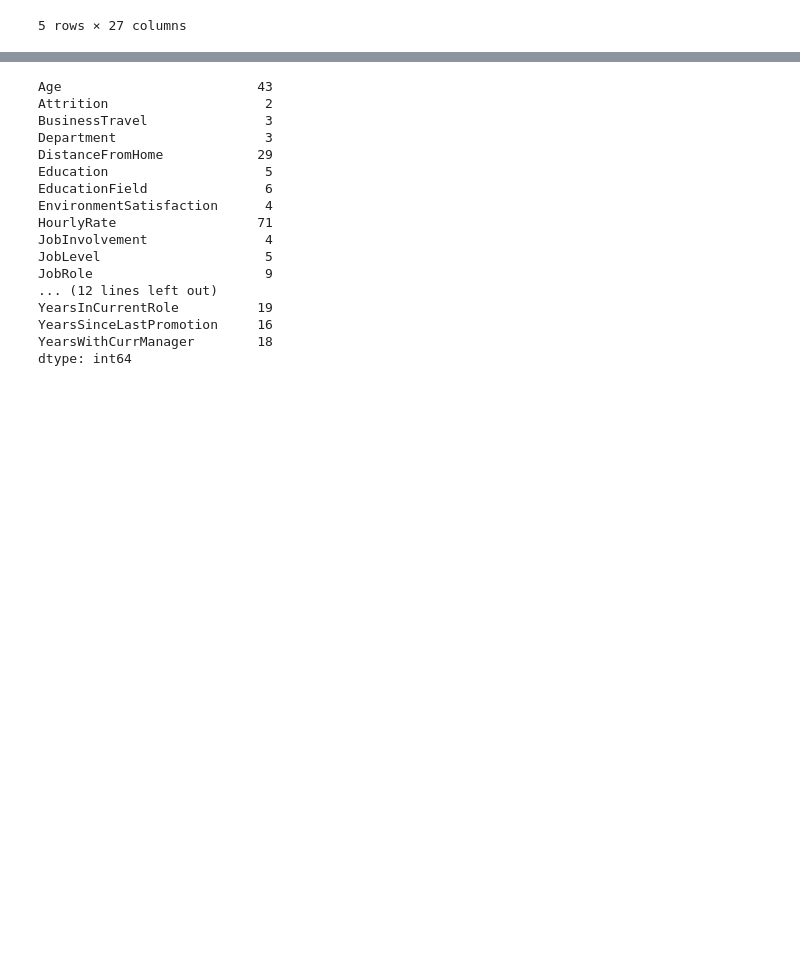
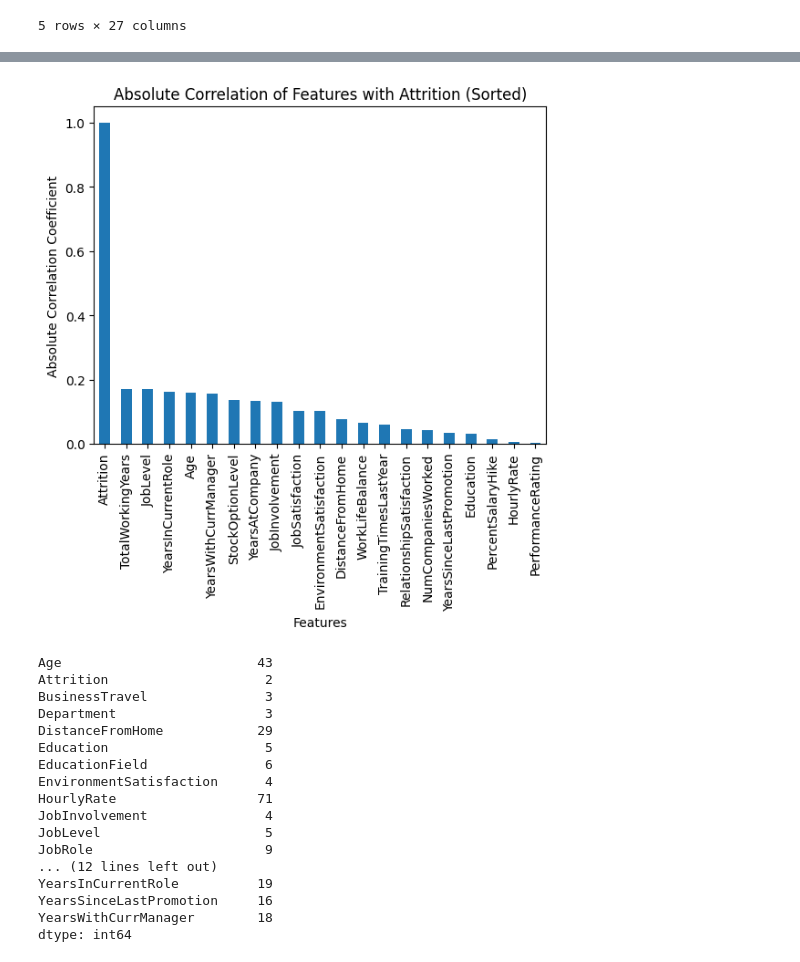
Before and after one commit to MF-MSB/neural-network-challenge-2, a Jupyter notebook: attrition.ipynb, the cells around one changed output, grey strips where cells are left out. Saved outputs shown, nothing was run; the diff lists cells and outputs as text; code cells hidden in the pictures; blank space fills up the shorter version.

```diff
--- a/attrition.ipynb
+++ b/attrition.ipynb
@@ -29,3 +69,22 @@ attrition_df.head()
+# %%
+import matplotlib.pyplot as plt
+
+# Assuming 'corr_matrix' is your correlation matrix and 'Attrition' is the target variable column
+
+# Convert correlation values to absolute values to make all of them positive
+target_abs = corr_matrix['Attrition'].abs()
+
+# Sort the absolute values in descending order
+target_sorted = target_abs.sort_values(ascending=False)
+
+# Display a plot of the sorted absolute target correlations
+target_sorted.plot(kind='bar')
+plt.title('Absolute Correlation of Features with Attrition (Sorted)')
+plt.ylabel('Absolute Correlation Coefficient')
+plt.xlabel('Features')
+plt.show()
+# %% [output]
+[figure, added]
 # %%
 # Determine the number of unique values in each column.
 attrition_df.nunique()
```
Also changed, not shown: parts of 8 cells of this notebook.
